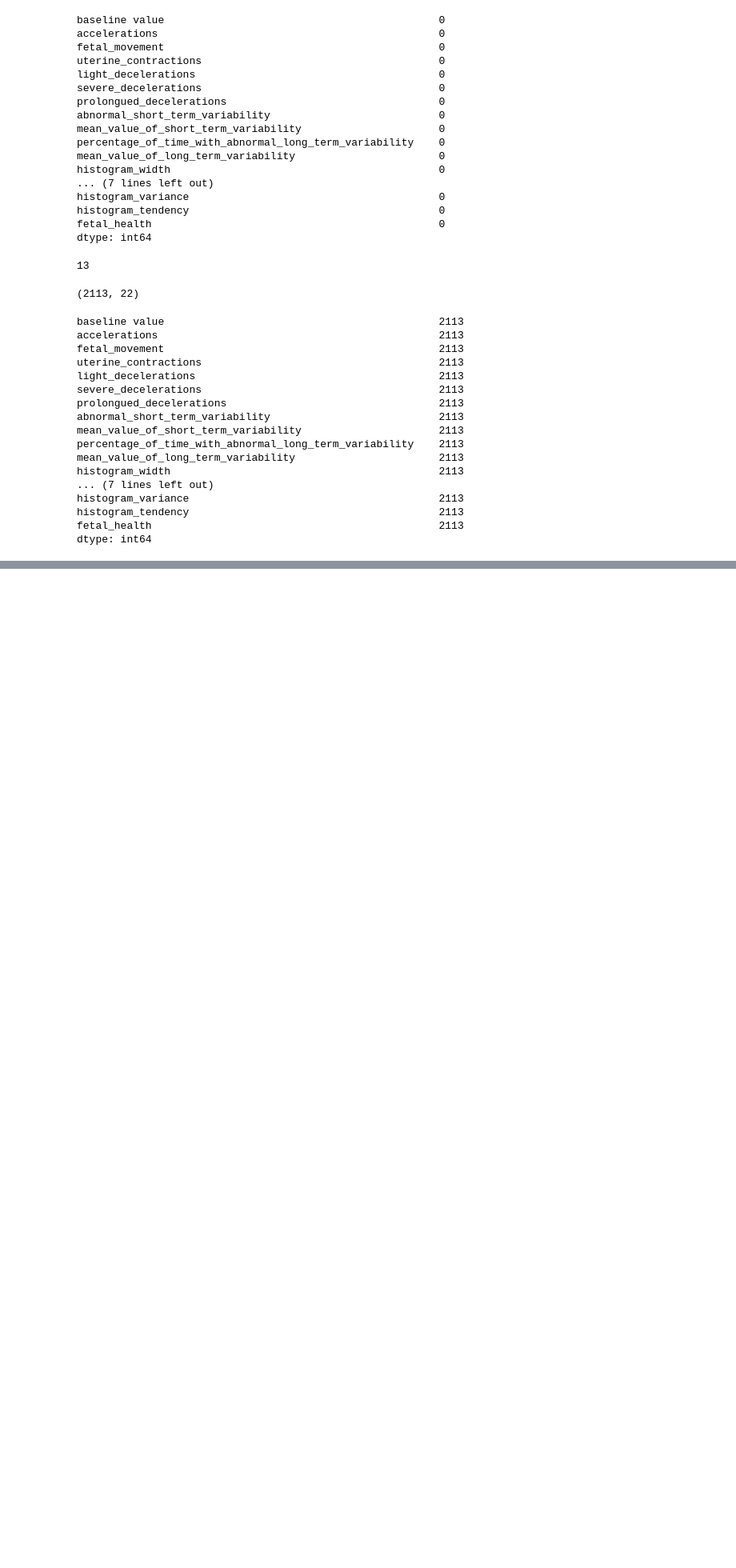
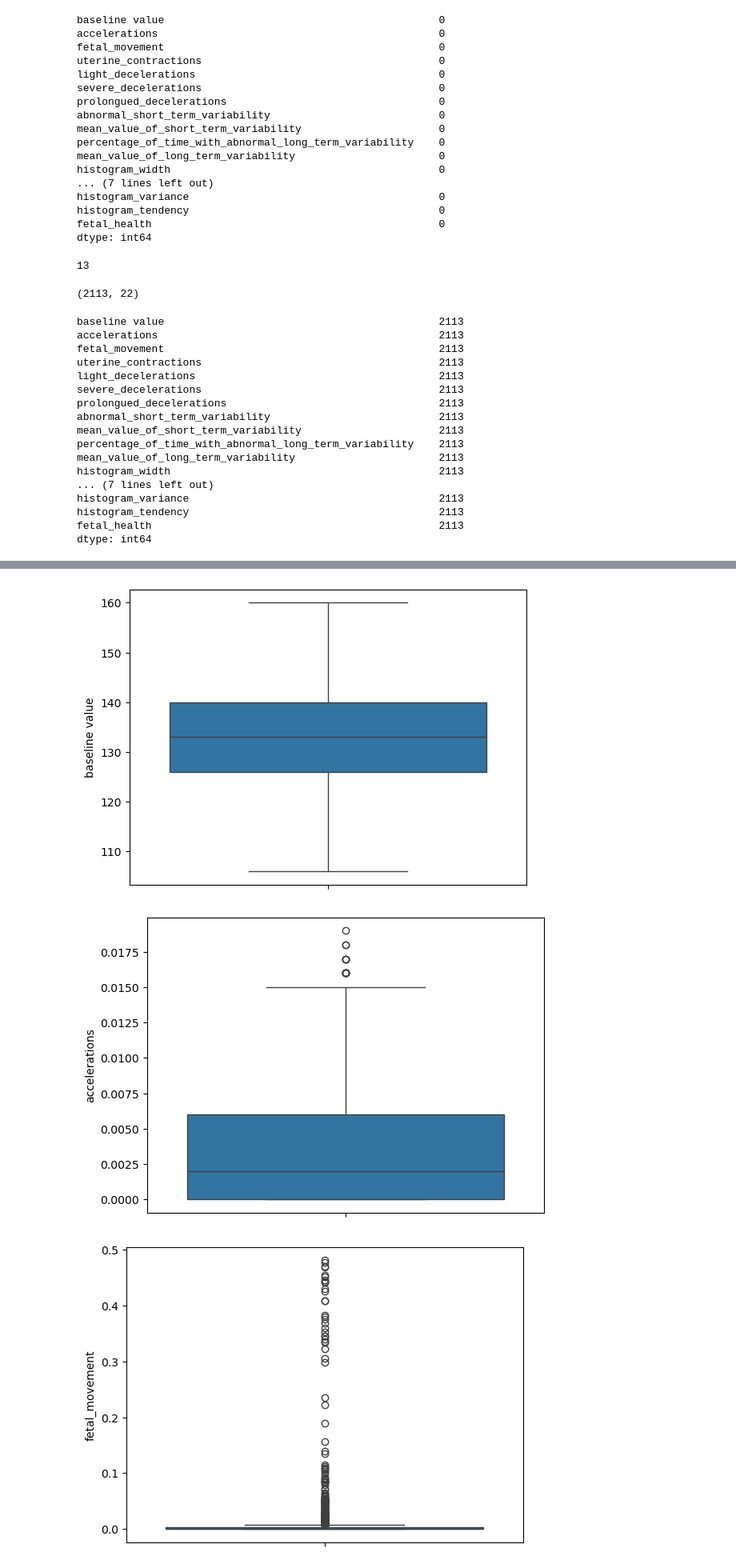
Before and after one commit to Constantin-Stamate/Pregnancy_Health_Assistant, a Jupyter notebook: models/gradient_boosting.ipynb, the cells around one changed output, grey strips where cells are left out. Shown at 80% size. Drawn from its saved outputs; the diff is of its cells as text; code cells hidden in the pictures; blank space fills up the shorter version.

```diff
--- a/models/gradient_boosting.ipynb
+++ b/models/gradient_boosting.ipynb
@@ -162,0 +188,8 @@ dtype: int64
+# %%
+for i in df.columns:
+    sns.boxplot(df[i])
+    plt.show()
+# %% [output]
+[figure, added]
+[figure, added]
+[figure, added]
```
Also changed, not shown: parts of 4 cells of this notebook.
